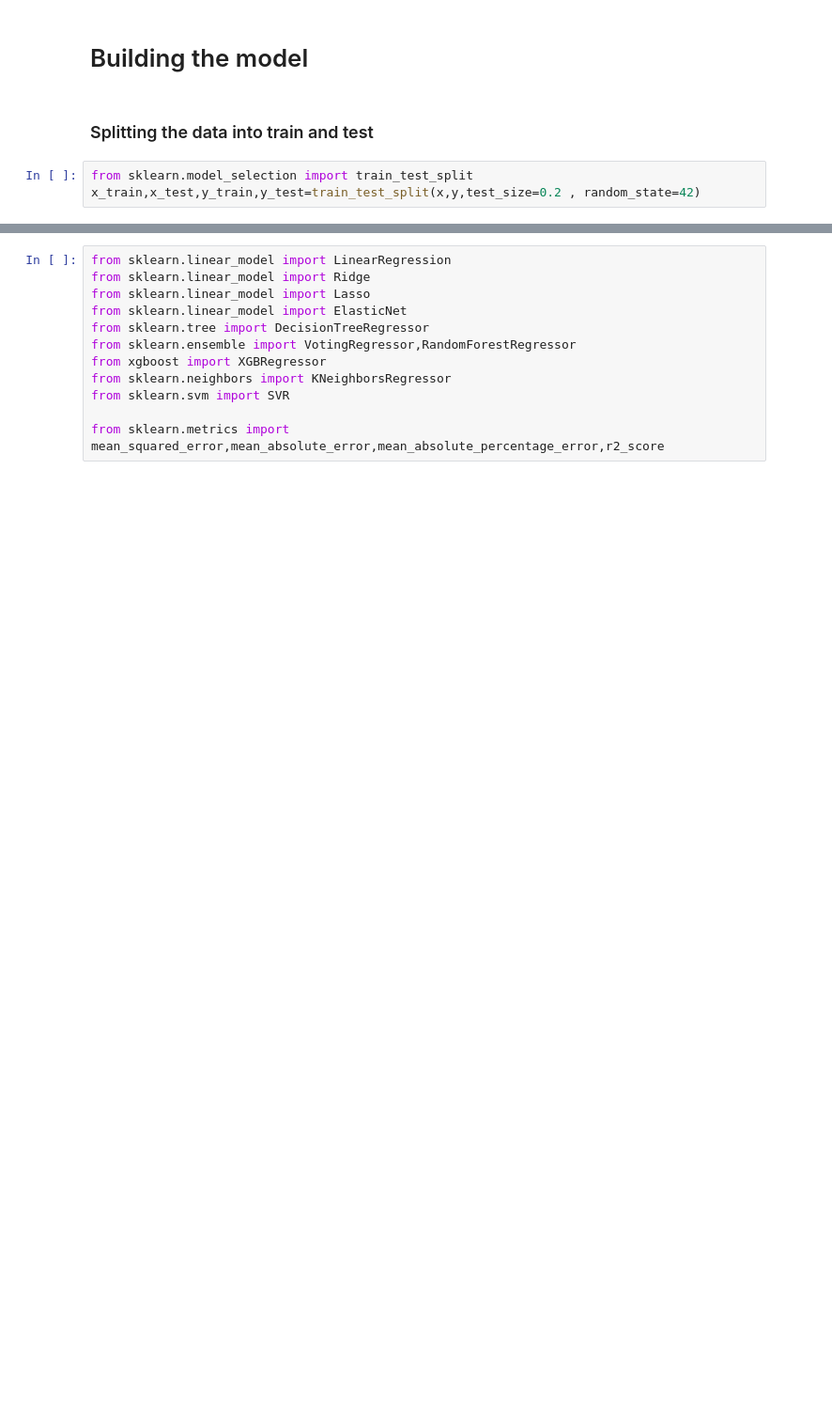
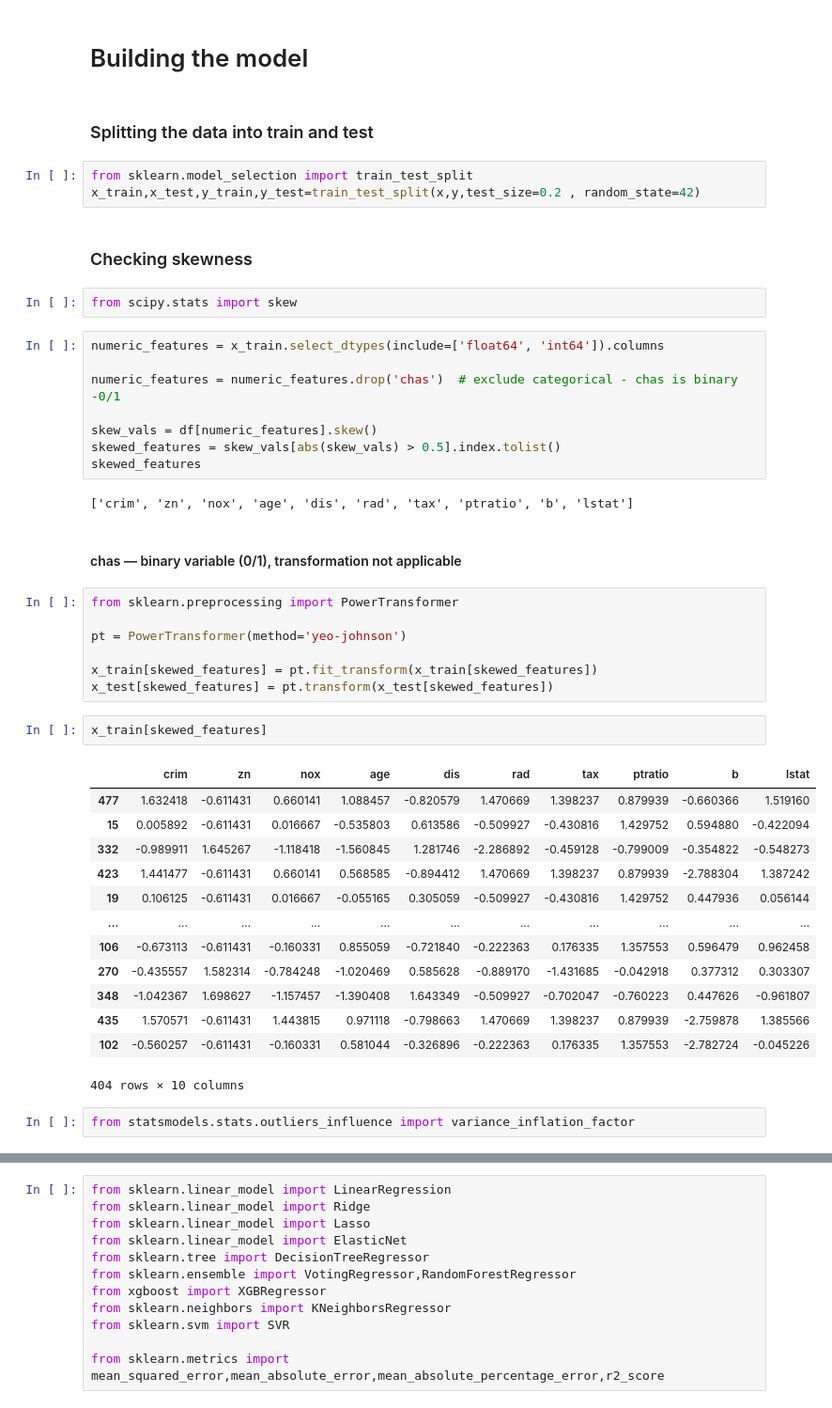
Before and after one commit to AnushkaPal2003/Boston-Estate-Price-Predictor, a Jupyter notebook: Boston House Price Prediction.ipynb, the cells around one changed output, grey strips where cells are left out. Shown at 94% size. Saved outputs shown, nothing was run; the diff lists cells and outputs as text; blank space fills up the shorter version.

```diff
--- a/Boston House Price Prediction.ipynb
+++ b/Boston House Price Prediction.ipynb
@@ -256,3 +201,44 @@ plt.show()
 # %%
 from sklearn.model_selection import train_test_split
 x_train,x_test,y_train,y_test=train_test_split(x,y,test_size=0.2 , random_state=42)
+# %% [markdown]
+### Checking skewness
+# %%
+from scipy.stats import skew
+# %%
+numeric_features = x_train.select_dtypes(include=['float64', 'int64']).columns
+
+numeric_features = numeric_features.drop('chas')  # exclude categorical - chas is binary -0/1
+
+skew_vals = df[numeric_features].skew()
+skewed_features = skew_vals[abs(skew_vals) > 0.5].index.tolist()
+skewed_features
+# %% [output]
+['crim', 'zn', 'nox', 'age', 'dis', 'rad', 'tax', 'ptratio', 'b', 'lstat']
+# %% [markdown]
+#### chas  — binary variable (0/1), transformation not applicable
+# %%
+from sklearn.preprocessing import PowerTransformer
+
+pt = PowerTransformer(method='yeo-johnson')
+
+x_train[skewed_features] = pt.fit_transform(x_train[skewed_features])
+x_test[skewed_features] = pt.transform(x_test[skewed_features])
+# %%
+x_train[skewed_features]
+# %% [output]
+|  | crim | zn | nox | age | dis | rad | tax | ptratio | b | lstat |
+| 477 | 1.632418 | -0.611431 | 0.660141 | 1.088457 | -0.820579 | 1.470669 | 1.398237 | 0.879939 | -0.660366 | 1.519160 |
+| 15 | 0.005892 | -0.611431 | 0.016667 | -0.535803 | 0.613586 | -0.509927 | -0.430816 | 1.429752 | 0.594880 | -0.422094 |
+| 332 | -0.989911 | 1.645267 | -1.118418 | -1.560845 | 1.281746 | -2.286892 | -0.459128 | -0.799009 | -0.354822 | -0.548273 |
+| 423 | 1.441477 | -0.611431 | 0.660141 | 0.568585 | -0.894412 | 1.470669 | 1.398237 | 0.879939 | -2.788304 | 1.387242 |
+| 19 | 0.106125 | -0.611431 | 0.016667 | -0.055165 | 0.305059 | -0.509927 | -0.430816 | 1.429752 | 0.447936 | 0.056144 |
+| ... | ... | ... | ... | ... | ... | ... | ... | ... | ... | ... |
+| 106 | -0.673113 | -0.611431 | -0.160331 | 0.855059 | -0.721840 | -0.222363 | 0.176335 | 1.357553 | 0.596479 | 0.962458 |
+| 270 | -0.435557 | 1.582314 | -0.784248 | -1.020469 | 0.585628 | -0.889170 | -1.431685 | -0.042918 | 0.377312 | 0.303307 |
+| 348 | -1.042367 | 1.698627 | -1.157457 | -1.390408 | 1.643349 | -0.509927 | -0.702047 | -0.760223 | 0.447626 | -0.961807 |
+| 435 | 1.570571 | -0.611431 | 1.443815 | 0.971118 | -0.798663 | 1.470669 | 1.398237 | 0.879939 | -2.759878 | 1.385566 |
+| 102 | -0.560257 | -0.611431 | -0.160331 | 0.581044 | -0.326896 | -0.222363 | 0.176335 | 1.357553 | -2.782724 | -0.045226 |
+404 rows × 10 columns
+# %%
+from statsmodels.stats.outliers_influence import variance_inflation_factor
```
Also changed, not shown: parts of 28 cells of this notebook, 5 other files.
